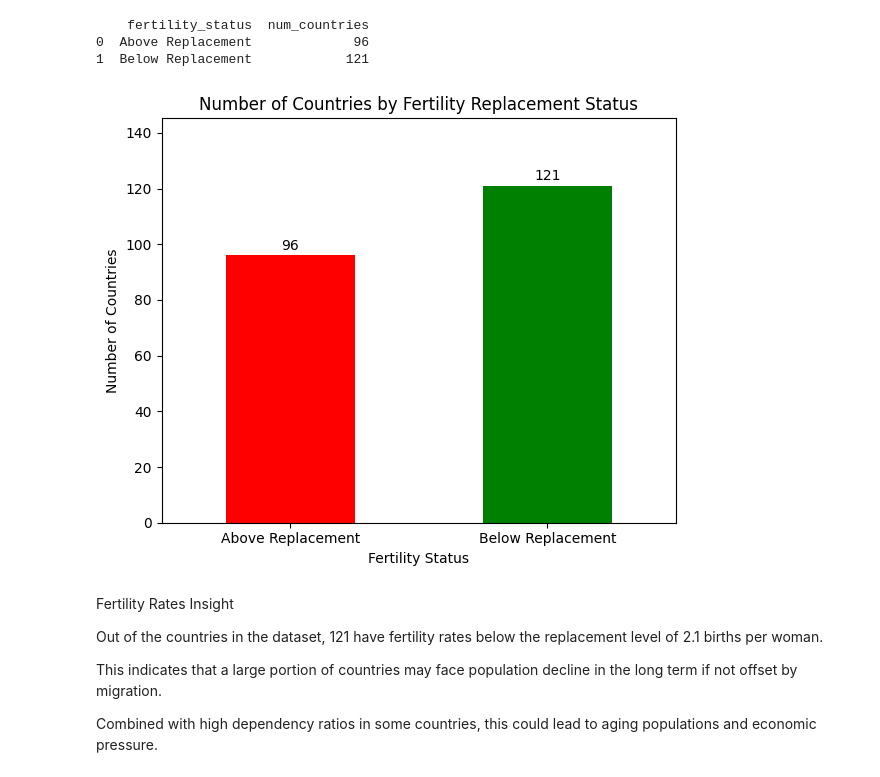
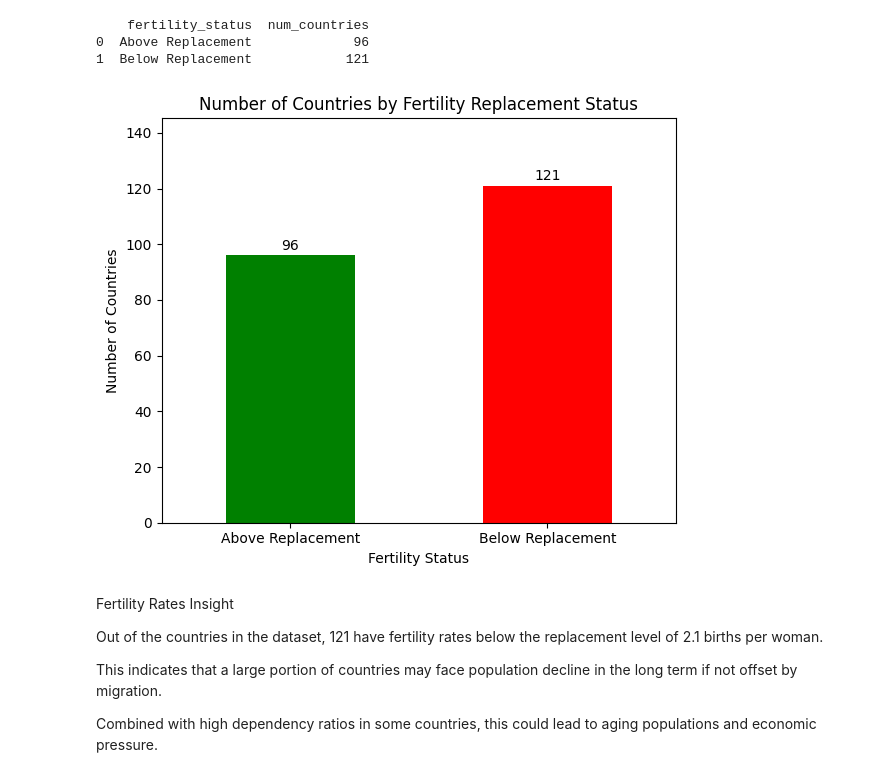
Before and after one commit to mkweisbr/Portfolio, a Jupyter notebook: Population_Risk_Queries_SQL.ipynb, the cells around one changed output. Cells and saved outputs as stored; diff of their text form; code cells hidden in the pictures.

```diff
--- a/Population_Risk_Queries_SQL.ipynb
+++ b/Population_Risk_Queries_SQL.ipynb
@@ -113,29 +113,29 @@ print(Count_fertility_rate)
 # %%
 # Bar Chart for number of countries above or below the replacement rate
 ax = Count_fertility_rate.set_index('fertility_status')['num_countries'].plot(
     kind='bar',
-    color=['red', 'green'],   # Below Replacement = red, Above = green
+    color=['green', 'red'],
     figsize=(6,5)
 )
 
 # Labels and title
 ax.set_xlabel("Fertility Status")
 ax.set_ylabel("Number of Countries")
 ax.set_title("Number of Countries by Fertility Replacement Status")
 plt.ylim(0, Count_fertility_rate['num_countries'].max() * 1.2)
 # Quick bar chart using pandas plot
 
 # Make x-axis labels horizontal
 ax.set_xticklabels(ax.get_xticklabels(), rotation=0, ha='center')
 
 # Add numbers on top of bars
 for i, count in enumerate(Count_fertility_rate['num_countries']):
     ax.text(i, count + 1, count, ha='center', va='bottom')
 
 plt.tight_layout()
 plt.show()
 # %% [output]
-[figure, old version]
+[figure, new version]
 # %% [markdown]
 Fertility Rates Insight
 
```
